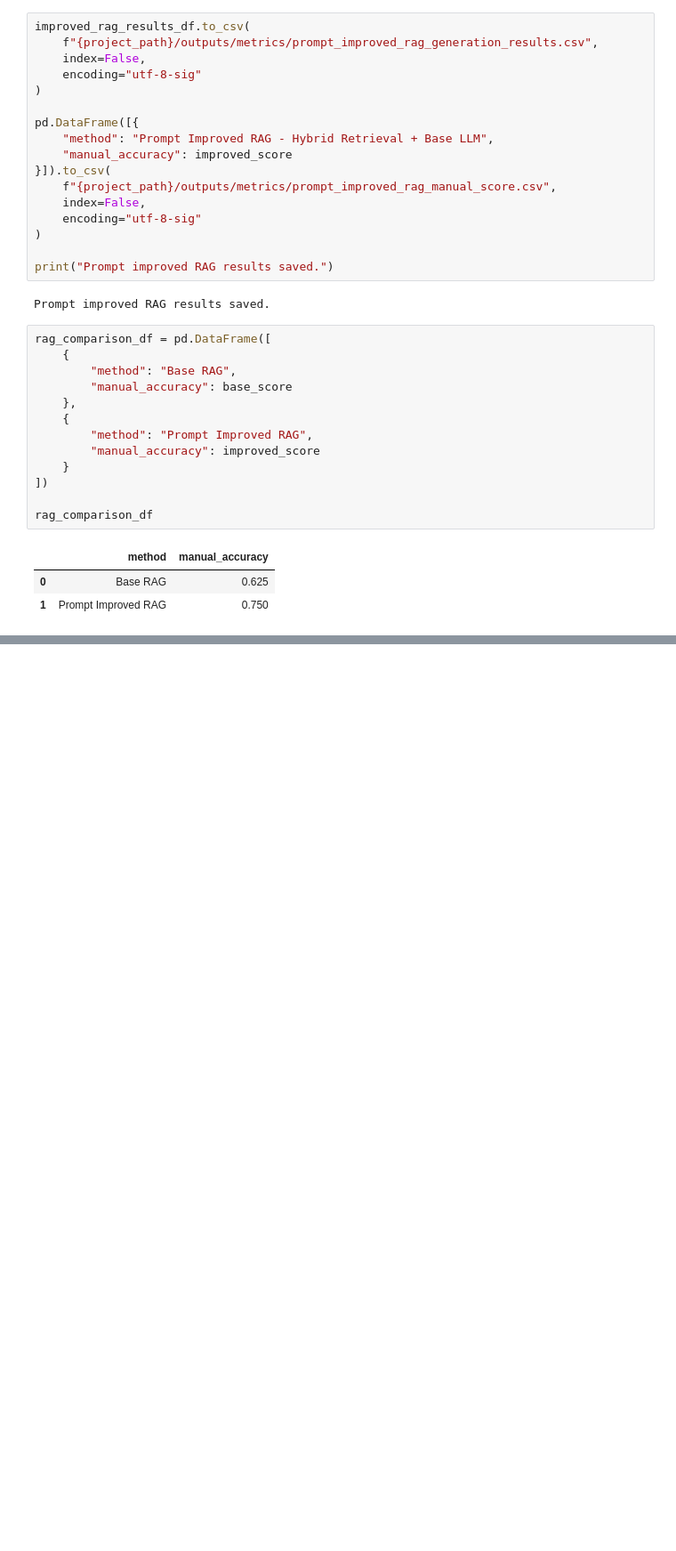
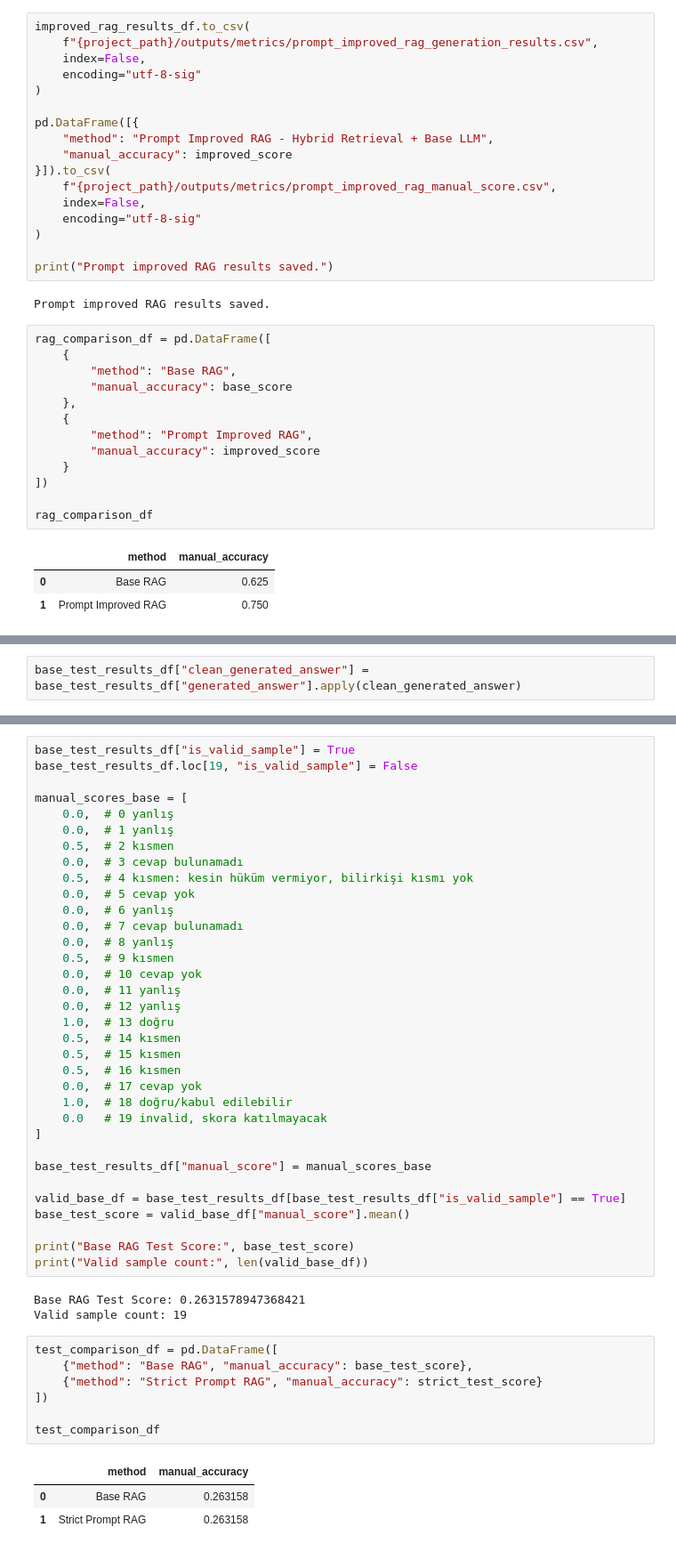
Before and after one commit to Kutay11019/turkish-legal-rag, a Jupyter notebook: notebooks/03_rag_generation.ipynb, the cells around one changed output, grey strips where cells are left out. Shown at 89% size. Saved outputs shown, nothing was run; the diff lists cells and outputs as text; blank space fills up the shorter version.

```diff
--- a/notebooks/03_rag_generation.ipynb
+++ b/notebooks/03_rag_generation.ipynb
@@ -825,0 +1098,2 @@ rag_comparison_df
+# %%
+base_test_results_df["clean_generated_answer"] = base_test_results_df["generated_answer"].apply(clean_generated_answer)
@@ -825,0 +1128,48 @@ rag_comparison_df
+# %%
+base_test_results_df["is_valid_sample"] = True
+base_test_results_df.loc[19, "is_valid_sample"] = False
+
+manual_scores_base = [
+    0.0,  # 0 yanlış
+    0.0,  # 1 yanlış
+    0.5,  # 2 kısmen
+    0.0,  # 3 cevap bulunamadı
+    0.5,  # 4 kısmen: kesin hüküm vermiyor, bilirkişi kısmı yok
+    0.0,  # 5 cevap yok
+    0.0,  # 6 yanlış
+    0.0,  # 7 cevap bulunamadı
+    0.0,  # 8 yanlış
+    0.5,  # 9 kısmen
+    0.0,  # 10 cevap yok
+    0.0,  # 11 yanlış
+    0.0,  # 12 yanlış
+    1.0,  # 13 doğru
+    0.5,  # 14 kısmen
+    0.5,  # 15 kısmen
+    0.5,  # 16 kısmen
+    0.0,  # 17 cevap yok
+    1.0,  # 18 doğru/kabul edilebilir
+    0.0   # 19 invalid, skora katılmayacak
+]
+
+base_test_results_df["manual_score"] = manual_scores_base
+
+valid_base_df = base_test_results_df[base_test_results_df["is_valid_sample"] == True]
+base_test_score = valid_base_df["manual_score"].mean()
+
+print("Base RAG Test Score:", base_test_score)
+print("Valid sample count:", len(valid_base_df))
+# %% [output]
+Base RAG Test Score: 0.2631578947368421
+Valid sample count: 19
+# %%
+test_comparison_df = pd.DataFrame([
+    {"method": "Base RAG", "manual_accuracy": base_test_score},
+    {"method": "Strict Prompt RAG", "manual_accuracy": strict_test_score}
+])
+
+test_comparison_df
+# %% [output]
+|  | method | manual_accuracy |
+| 0 | Base RAG | 0.263158 |
+| 1 | Strict Prompt RAG | 0.263158 |
```
Also changed, not shown: parts of 13 cells of this notebook.
